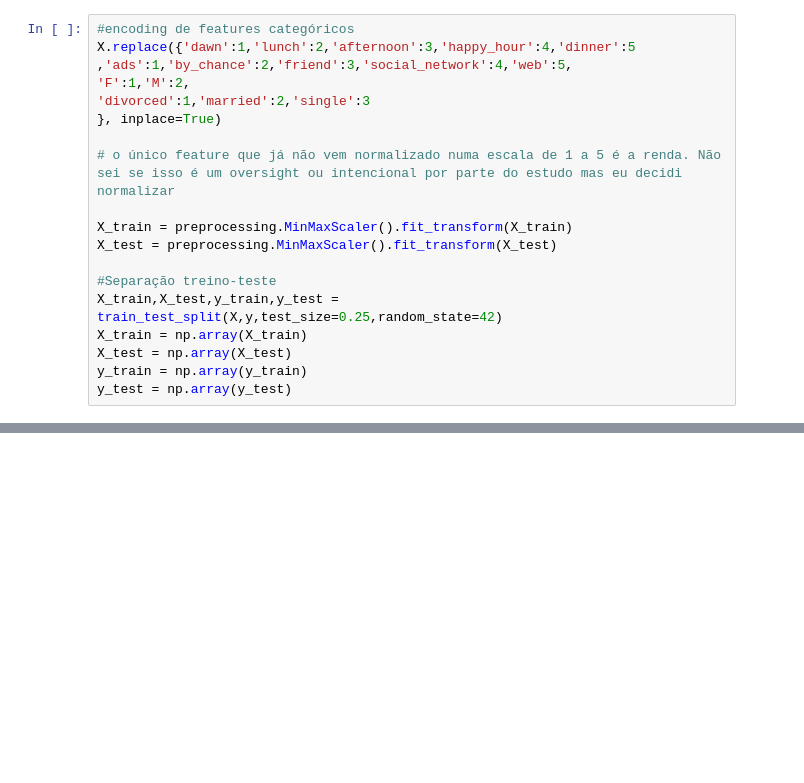
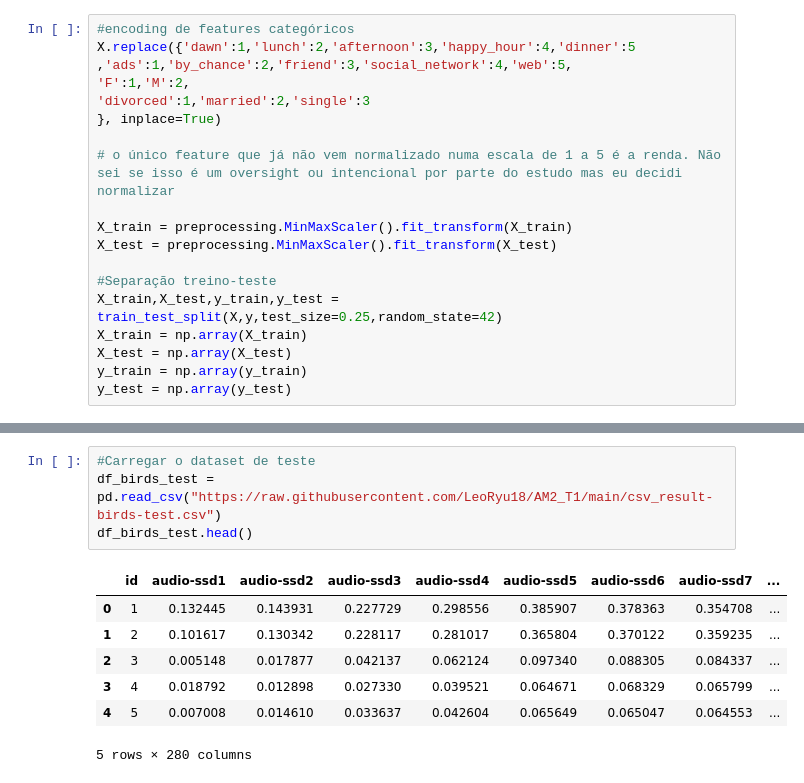
Before and after one commit to LeoRyu18/AM2_T1, a Jupyter notebook: AM2_T1.ipynb, the cells around one changed output, grey strips where cells are left out. Drawn from its saved outputs; the diff is of its cells as text; blank space fills up the shorter version.

```diff
--- a/AM2_T1.ipynb
+++ b/AM2_T1.ipynb
@@ -408,0 +494,12 @@ Revocação = 0.30416666666666664
+# %%
+#Carregar o dataset de teste
+df_birds_test = pd.read_csv("https://raw.githubusercontent.com/LeoRyu18/AM2_T1/main/csv_result-birds-test.csv")
+df_birds_test.head()
+# %% [output]
+|  | id | audio-ssd1 | audio-ssd2 | audio-ssd3 | audio-ssd4 | audio-ssd5 | audio-ssd6 | audio-ssd7 | ... |
+| 0 | 1 | 0.132445 | 0.143931 | 0.227729 | 0.298556 | 0.385907 | 0.378363 | 0.354708 | ... |
+| 1 | 2 | 0.101617 | 0.130342 | 0.228117 | 0.281017 | 0.365804 | 0.370122 | 0.359235 | ... |
+| 2 | 3 | 0.005148 | 0.017877 | 0.042137 | 0.062124 | 0.097340 | 0.088305 | 0.084337 | ... |
+| 3 | 4 | 0.018792 | 0.012898 | 0.027330 | 0.039521 | 0.064671 | 0.068329 | 0.065799 | ... |
+| 4 | 5 | 0.007008 | 0.014610 | 0.033637 | 0.042604 | 0.065649 | 0.065047 | 0.064553 | ... |
+5 rows × 280 columns
```
Also changed, not shown: parts of 25 cells of this notebook.
